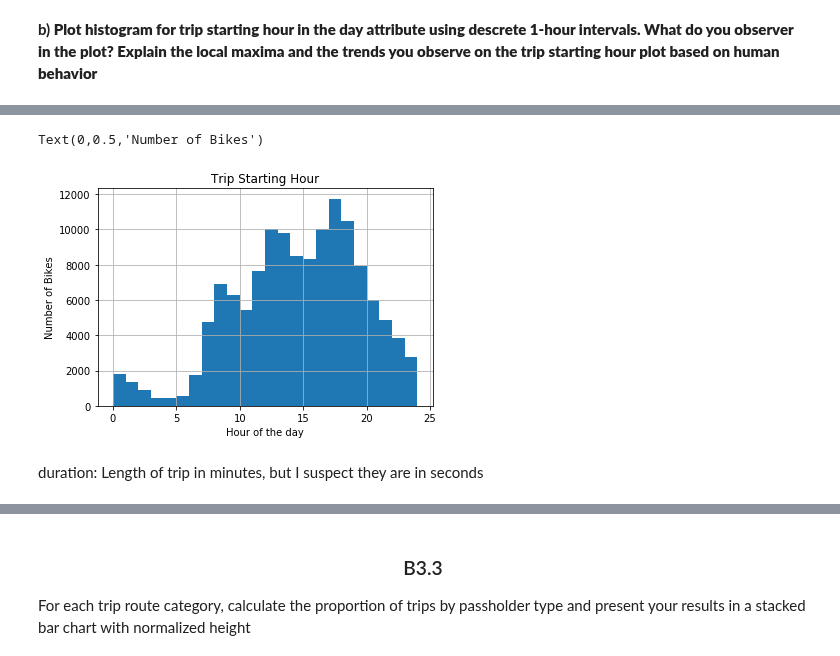
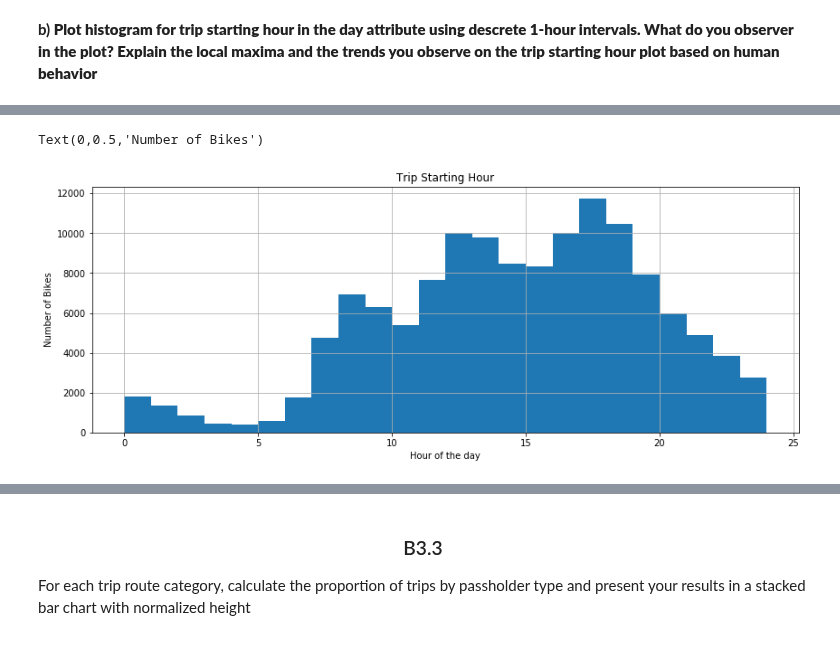
Before and after one commit to Apiquet/ADA_EPFL, a Jupyter notebook: ADA2018-Homework-master/01 - Pandas and Data Wrangling/Exercise 1.ipynb, the cells around one changed output, grey strips where cells are left out. Drawn from its saved outputs; the diff is of its cells as text; code cells hidden in the pictures.

```diff
--- a/ADA2018-Homework-master/01 - Pandas and Data Wrangling/Exercise 1.ipynb
+++ b/ADA2018-Homework-master/01 - Pandas and Data Wrangling/Exercise 1.ipynb
@@ -551,0 +552,4 @@ Plot histograms for the duration and trip starting hour in the day attributes. F
+# %%
+#converting Start Time and End Time attributes to datetime
+bike_share_trip['Start Time'] = pd.to_datetime(bike_share_trip['Start Time'])
+bike_share_trip['End Time'] = pd.to_datetime(bike_share_trip['End Time'])
@@ -642,9 +644,14 @@ hs = times.hist(bins=np.arange(0, 25, 1) )
+# %%
+#extracting trip start times
+start_time = bike_share_trip['Start Time']
+#computing trips starting decimal hour
+trip_starting_hour = (start_time.dt.hour * 3600.0 + start_time.dt.minute * 60 + start_time.dt.second) / 3600
 # %%
-hs = times.plot(title="Trip Starting Hour", kind='hist', bins=np.arange(0, 25, 1), grid=True)
+#plotting trip starting hours in histogram
+hs = trip_starting_hour.plot(
+    title="Trip Starting Hour", kind='hist', bins=np.arange(0, 25, 1), grid=True, figsize=(14,5))
 hs.set_xlabel("Hour of the day")
 hs.set_ylabel("Number of Bikes")
 # %% [output]
 Text(0,0.5,'Number of Bikes')
-[figure, old version]
+[figure, new version]
-# %% [markdown]
-duration: Length of trip in minutes, but I suspect they are in seconds
```
Also changed, not shown: parts of 12 cells of this notebook.
